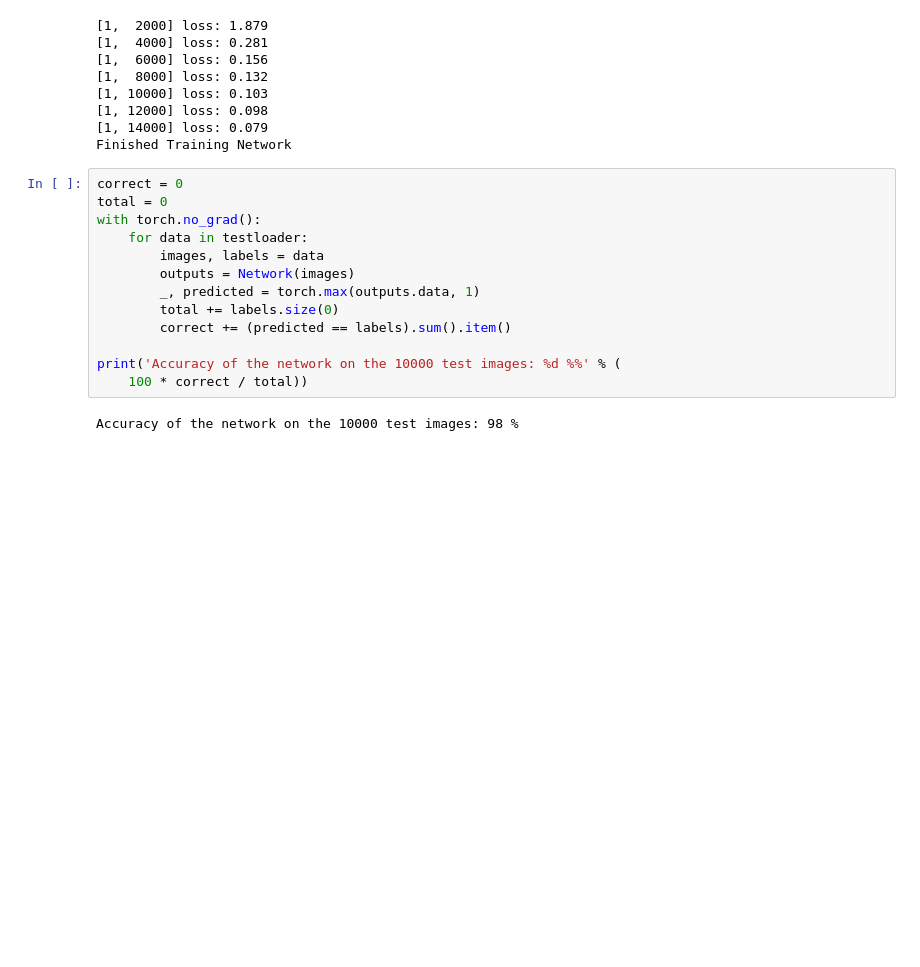
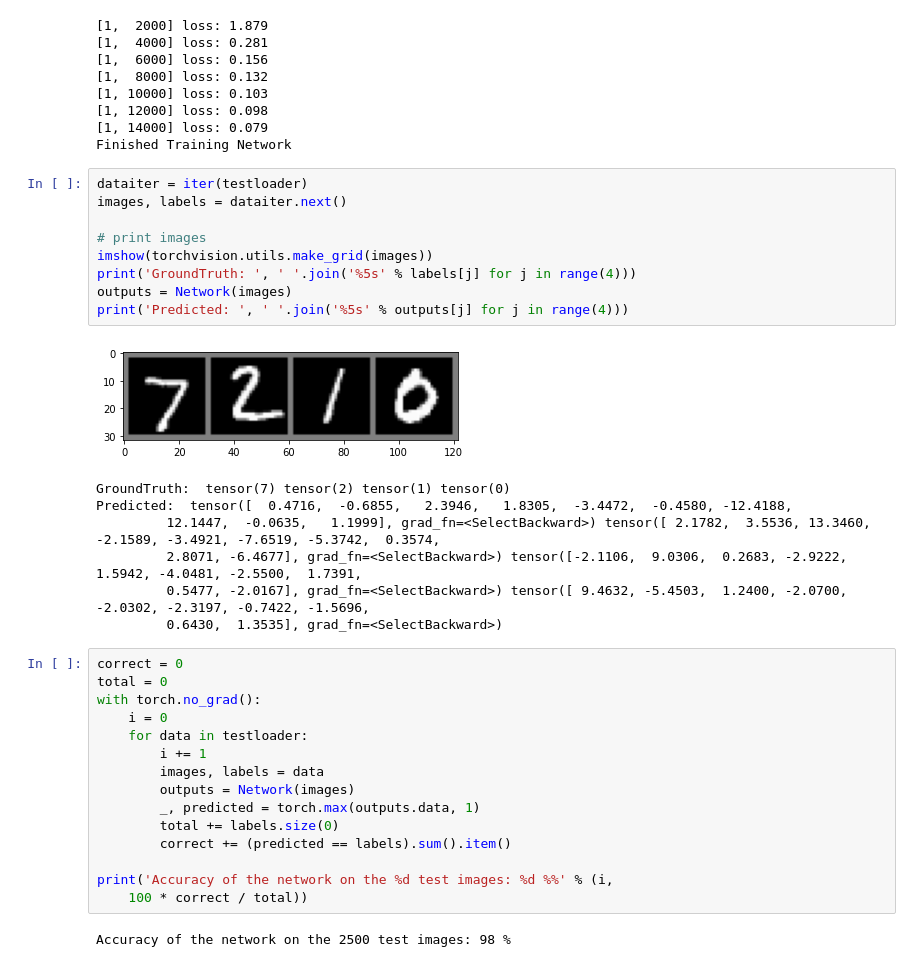
Before and after one commit to alirezash97/Advanced-AI-Course, a Jupyter notebook: MNIST.ipynb, the cells around one changed output. Cells and saved outputs as stored; diff of their text form; blank space fills up the shorter version.

```diff
--- a/MNIST.ipynb
+++ b/MNIST.ipynb
@@ -103,18 +103,37 @@ print('Finished Training Network')
 [1, 12000] loss: 0.098
 [1, 14000] loss: 0.079
 Finished Training Network
+# %%
+dataiter = iter(testloader)
+images, labels = dataiter.next()
+
+# print images
+imshow(torchvision.utils.make_grid(images))
+print('GroundTruth: ', ' '.join('%5s' % labels[j] for j in range(4)))
+outputs = Network(images)
+print('Predicted: ', ' '.join('%5s' % outputs[j] for j in range(4)))
+# %% [output]
+[figure, added]
+GroundTruth:  tensor(7) tensor(2) tensor(1) tensor(0)
+Predicted:  tensor([  0.4716,  -0.6855,   2.3946,   1.8305,  -3.4472,  -0.4580, -12.4188,
+         12.1447,  -0.0635,   1.1999], grad_fn=<SelectBackward>) tensor([ 2.1782,  3.5536, 13.3460, -2.1589, -3.4921, -7.6519, -5.3742,  0.3574,
+         2.8071, -6.4677], grad_fn=<SelectBackward>) tensor([-2.1106,  9.0306,  0.2683, -2.9222,  1.5942, -4.0481, -2.5500,  1.7391,
+         0.5477, -2.0167], grad_fn=<SelectBackward>) tensor([ 9.4632, -5.4503,  1.2400, -2.0700, -2.0302, -2.3197, -0.7422, -1.5696,
+         0.6430,  1.3535], grad_fn=<SelectBackward>)
 # %%
 correct = 0
 total = 0
 with torch.no_grad():
+    i = 0
     for data in testloader:
+        i += 1
         images, labels = data
         outputs = Network(images)
         _, predicted = torch.max(outputs.data, 1)
         total += labels.size(0)
         correct += (predicted == labels).sum().item()
 
-print('Accuracy of the network on the 10000 test images: %d %%' % (
+print('Accuracy of the network on the %d test images: %d %%' % (i,
     100 * correct / total))
 # %% [output]
-Accuracy of the network on the 10000 test images: 98 %
+Accuracy of the network on the 2500 test images: 98 %
```
